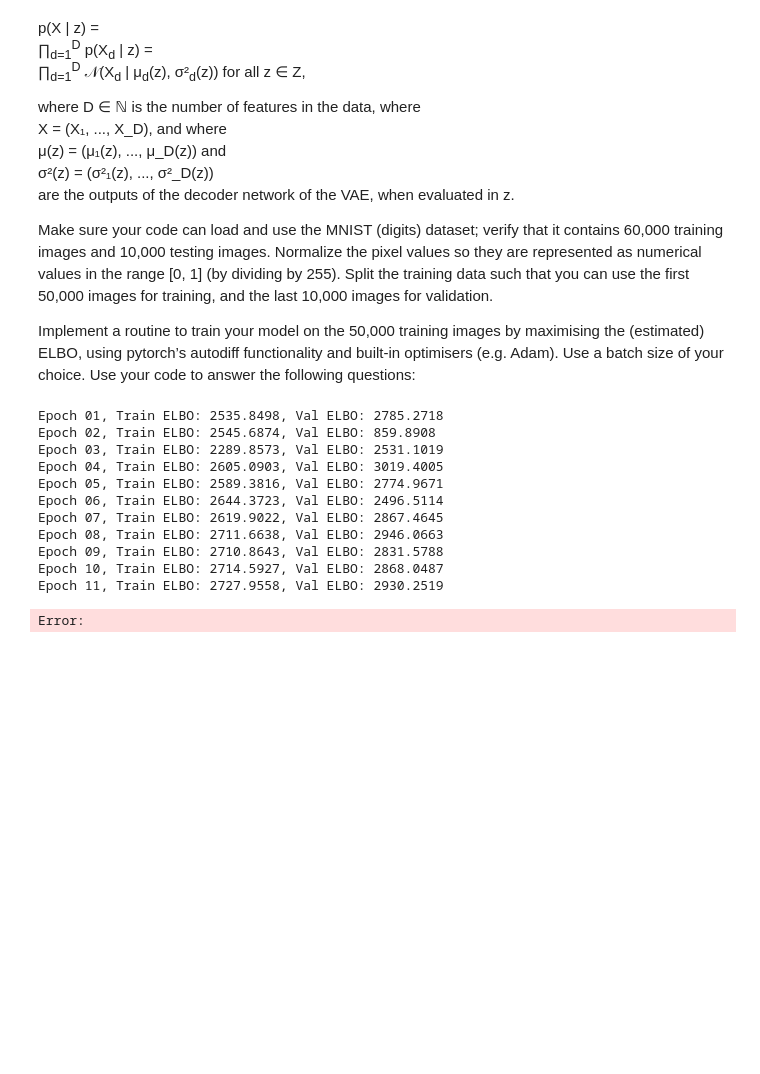
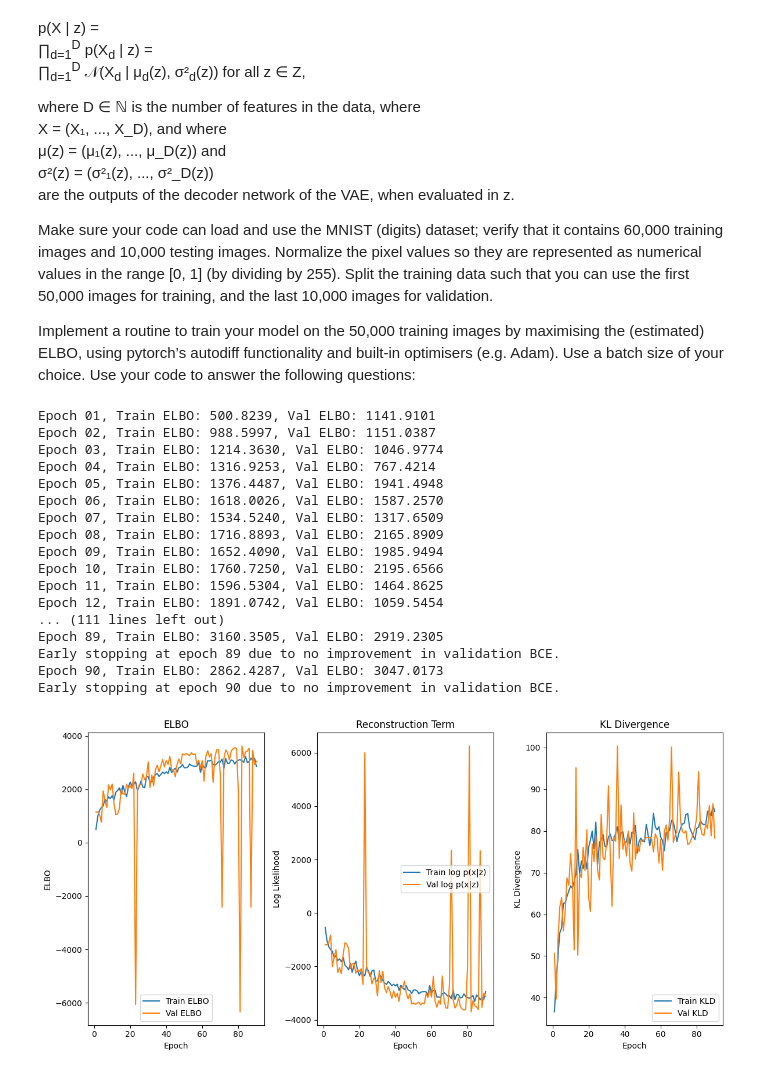
Before and after one commit to JasperWi/GenAIAssignment2-3, a Jupyter notebook: vae.ipynb, the cells around one changed output. Cells and saved outputs as stored; diff of their text form; code cells hidden in the pictures; blank space fills up the shorter version.

```diff
--- a/vae.ipynb
+++ b/vae.ipynb
@@ -116,14 +109,14 @@ train_BCE = []
 val_BCE = []
 
 for epoch in range(1, num_epochs+1):
-    model.train()
+    gaussian.train()
     train_loss = 0
     total_rec = 0
     total_kld = 0
     for x, _ in dl_train:
         x = x.to(device)
         optimizer.zero_grad()
-        recon_mu, recon_logvar, mu, logvar = model(x)
+        recon_mu, recon_logvar, mu, logvar = gaussian(x)
         loss, rec_term, kld = loss_function(recon_mu, recon_logvar, x, mu, logvar)
         loss.backward()
         train_loss += loss.item()
@@ -135,14 +128,14 @@ for epoch in range(1, num_epochs+1):
     train_BCE.append(total_rec / len(train_ds))
     train_KLD.append(total_kld / len(train_ds))
 
-    model.eval()
+    gaussian.eval()
     val_loss = 0
     total_val_rec = 0
     total_val_kld = 0
     with torch.no_grad():
         for x, _ in dl_val:
             x = x.to(device)
-            recon_mu, recon_logvar, mu, logvar = model(x)
+            recon_mu, recon_logvar, mu, logvar = gaussian(x)
             loss, rec_term, kld = loss_function(recon_mu, recon_logvar, x, mu, logvar)
             val_loss += loss.item()
             total_val_rec += rec_term.item()
@@ -162,42 +155,48 @@ for epoch in range(1, num_epochs+1):
 
 # Plotting ELBO curves
 plt.figure(figsize=(12, 6))
 plt.subplot(1, 3, 1)
 plt.plot(range(1, num_epochs+1), train_elbo, label='Train ELBO')
 plt.plot(range(1, num_epochs+1), val_elbo, label='Val ELBO')
 plt.xlabel('Epoch')
 plt.ylabel('ELBO')
 plt.legend()
 plt.title('ELBO')
 
 plt.subplot(1, 3, 2)
 plt.plot(range(1, num_epochs+1), train_BCE, label='Train log p(x|z)')
 plt.plot(range(1, num_epochs+1), val_BCE, label='Val log p(x|z)')
 plt.xlabel('Epoch')
 plt.ylabel('Log Likelihood')
 plt.legend()
 plt.title('Reconstruction Term')
 
 plt.subplot(1, 3, 3)
 plt.plot(range(1, num_epochs+1), train_KLD, label='Train KLD')
 plt.plot(range(1, num_epochs+1), val_KLD, label='Val KLD')
 plt.xlabel('Epoch')
 plt.ylabel('KL Divergence')
 plt.legend()
 plt.title('KL Divergence')
 
 plt.tight_layout()
 plt.show()
 # %% [output]
-Epoch 01, Train ELBO: 2535.8498, Val ELBO: 2785.2718
-Epoch 02, Train ELBO: 2545.6874, Val ELBO: 859.8908
-Epoch 03, Train ELBO: 2289.8573, Val ELBO: 2531.1019
-Epoch 04, Train ELBO: 2605.0903, Val ELBO: 3019.4005
-Epoch 05, Train ELBO: 2589.3816, Val ELBO: 2774.9671
-Epoch 06, Train ELBO: 2644.3723, Val ELBO: 2496.5114
-Epoch 07, Train ELBO: 2619.9022, Val ELBO: 2867.4645
-Epoch 08, Train ELBO: 2711.6638, Val ELBO: 2946.0663
-Epoch 09, Train ELBO: 2710.8643, Val ELBO: 2831.5788
-Epoch 10, Train ELBO: 2714.5927, Val ELBO: 2868.0487
-Epoch 11, Train ELBO: 2727.9558, Val ELBO: 2930.2519
+Epoch 01, Train ELBO: 500.8239, Val ELBO: 1141.9101
+Epoch 02, Train ELBO: 988.5997, Val ELBO: 1151.0387
+Epoch 03, Train ELBO: 1214.3630, Val ELBO: 1046.9774
+Epoch 04, Train ELBO: 1316.9253, Val ELBO: 767.4214
+Epoch 05, Train ELBO: 1376.4487, Val ELBO: 1941.4948
+Epoch 06, Train ELBO: 1618.0026, Val ELBO: 1587.2570
+Epoch 07, Train ELBO: 1534.5240, Val ELBO: 1317.6509
+Epoch 08, Train ELBO: 1716.8893, Val ELBO: 2165.8909
+Epoch 09, Train ELBO: 1652.4090, Val ELBO: 1985.9494
+Epoch 10, Train ELBO: 1760.7250, Val ELBO: 2195.6566
+Epoch 11, Train ELBO: 1596.5304, Val ELBO: 1464.8625
+Epoch 12, Train ELBO: 1891.0742, Val ELBO: 1059.5454
+... (111 lines left out)
+Epoch 89, Train ELBO: 3160.3505, Val ELBO: 2919.2305
+Early stopping at epoch 89 due to no improvement in validation BCE.
+Epoch 90, Train ELBO: 2862.4287, Val ELBO: 3047.0173
+Early stopping at epoch 90 due to no improvement in validation BCE.
-Error:
+[figure, added]
```
Also changed, not shown: parts of 14 cells of this notebook, 6 other files.
